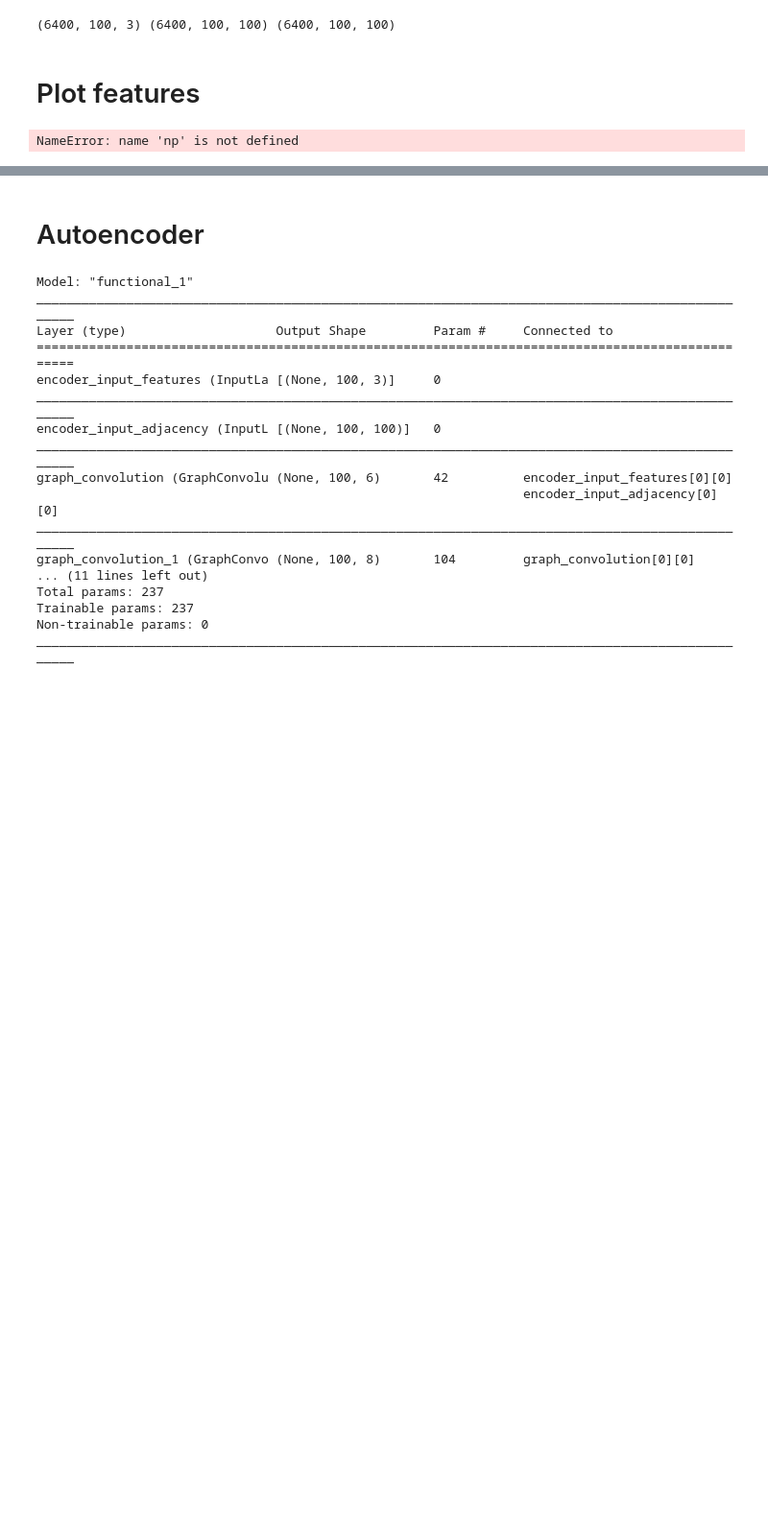
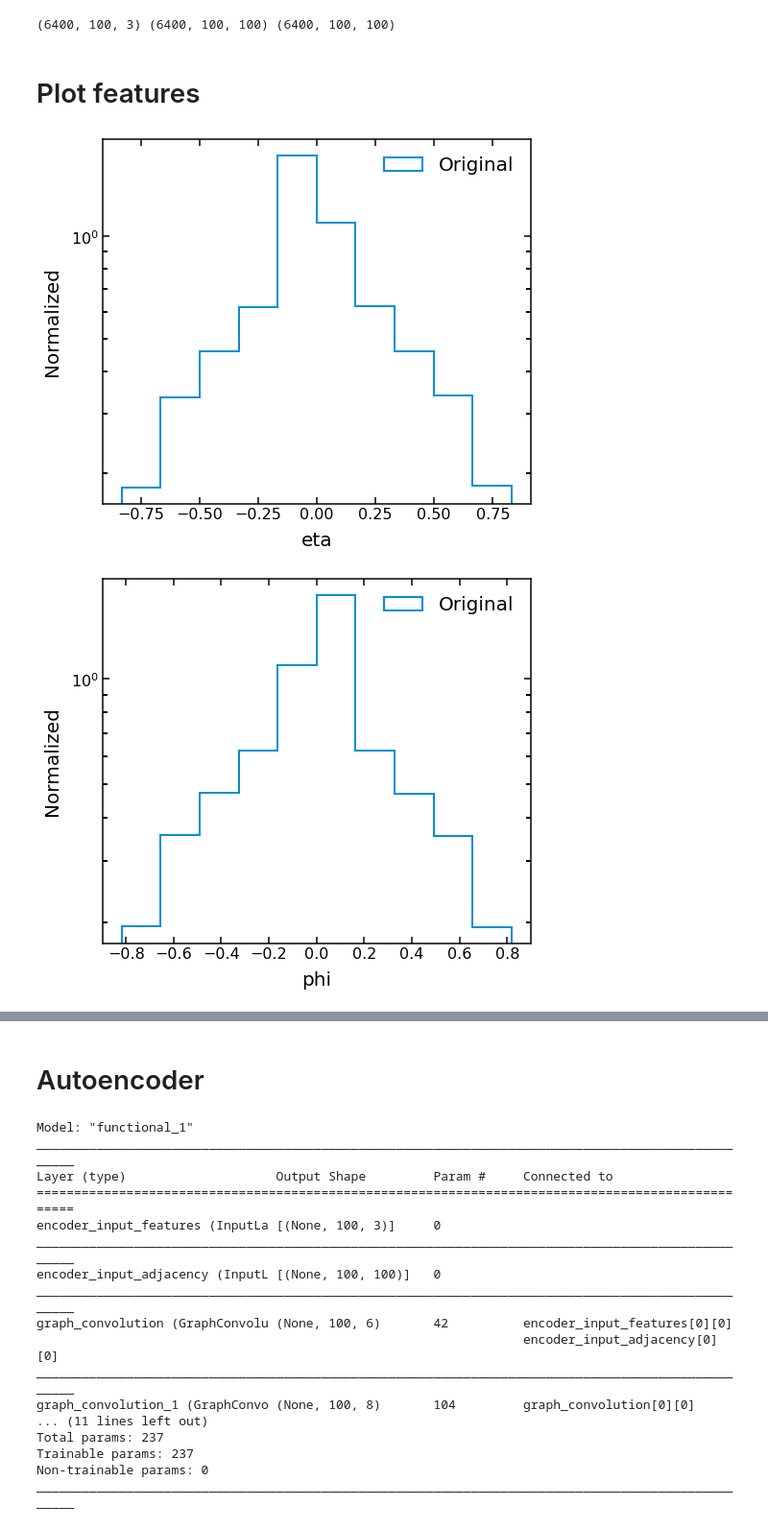
Before and after one commit to nadya-chernyavskaya/ADgvae, a Jupyter notebook: GCN_VAE.ipynb, the cells around one changed output, grey strips where cells are left out. Shown at 96% size. Saved outputs shown, nothing was run; the diff lists cells and outputs as text; code cells hidden in the pictures; blank space fills up the shorter version.

```diff
--- a/GCN_VAE.ipynb
+++ b/GCN_VAE.ipynb
@@ -62,14 +52,15 @@ print(particles_bg.shape, A_tilde_bg.shape, A_bg.shape)
 # %%
 feats = 'eta,phi,pt'.split(',')
 for i in range(0,3):
     xmin = np.quantile(particles_bg[:,:,i].flatten(),0.05)
     xmax = np.quantile(particles_bg[:,:,i].flatten(),0.98)
     plt.figure()
     plt.hist(particles_bg[:,:,i].flatten(), bins=10, label='Original', density=True, histtype='step', fill=False, linewidth=2)
     plt.xlabel(feats[i])
     plt.ylabel("Normalized")
     plt.legend(loc='upper right')
-    #plt.semilogy()
+    plt.semilogy()
     plt.show()
 # %% [output]
-NameError: name 'np' is not defined
+[figure, added]
+[figure, added]
```
Also changed, not shown: parts of 15 cells of this notebook, 1 other file.
